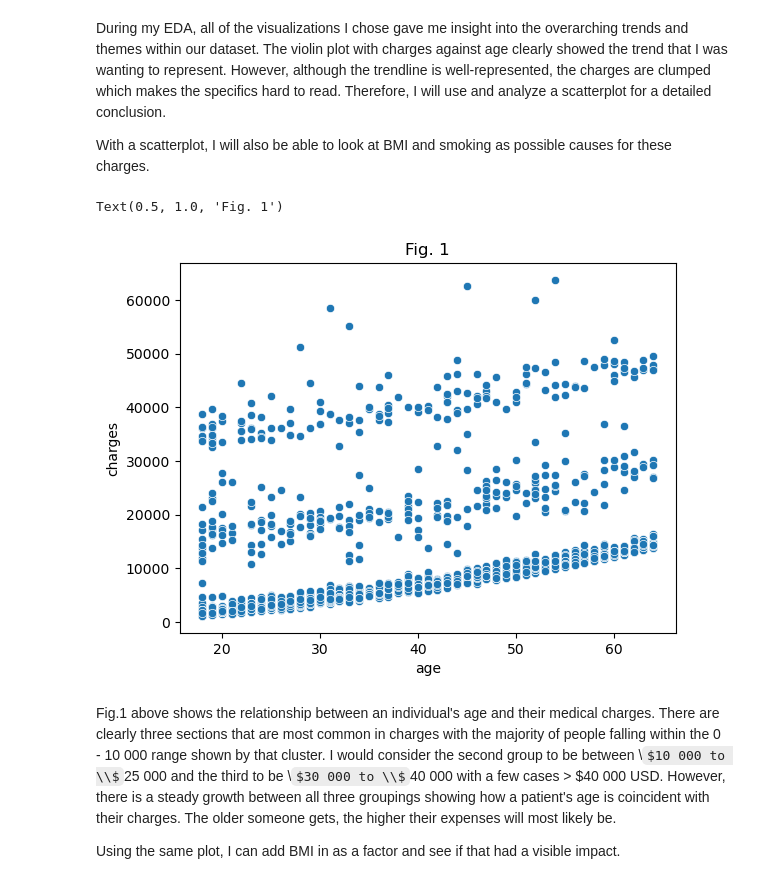
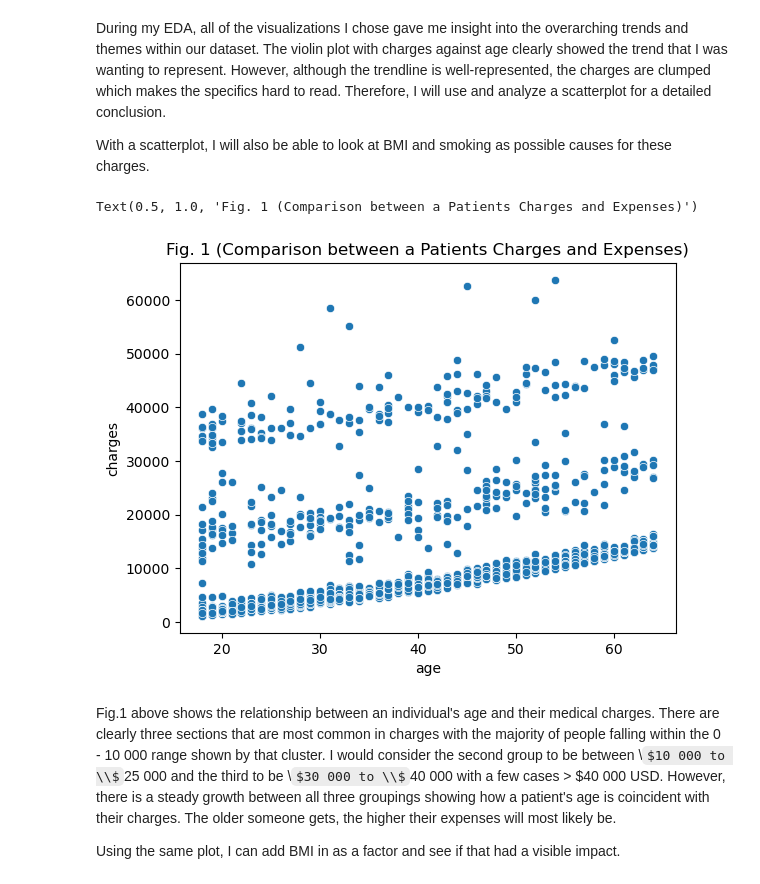
Before and after one commit to ubco-W2022T1-cosc301/project-group44, a Jupyter notebook: notebooks/analysis2.ipynb, the cells around one changed output. Cells and saved outputs as stored; diff of their text form; code cells hidden in the pictures; some formulas as TeX source.

```diff
--- a/notebooks/analysis2.ipynb
+++ b/notebooks/analysis2.ipynb
@@ -252,10 +261,10 @@ During my EDA, all of the visualizations I chose gave me insight into the overar
 With a scatterplot, I will also be able to look at BMI and smoking as possible causes for these charges.
 # %%
 sns.scatterplot(data = cleanData, x ='age', y = 'charges')
-plt.title('Fig. 1')
+plt.title('Fig. 1 (Comparison between a Patients Charges and Expenses)')
 # %% [output]
-Text(0.5, 1.0, 'Fig. 1')
+Text(0.5, 1.0, 'Fig. 1 (Comparison between a Patients Charges and Expenses)')
-[figure, old version]
+[figure, new version]
 # %% [markdown]
 Fig.1 above shows the relationship between an individual's age and their medical charges. There are clearly three sections that are most common in charges with the majority of people falling within the 0 - 10 000 range shown by that cluster. I would consider the second group to be between \\$10 000 to \\$25 000 and the third to be \\$30 000 to \\$40 000 with a few cases > \$40 000 USD. However, there is a steady growth between all three groupings showing how a patient's age is coincident with their charges. The older someone gets, the higher their expenses will most likely be.
 
```
Also changed, not shown: parts of 13 cells of this notebook, 1 other file.
